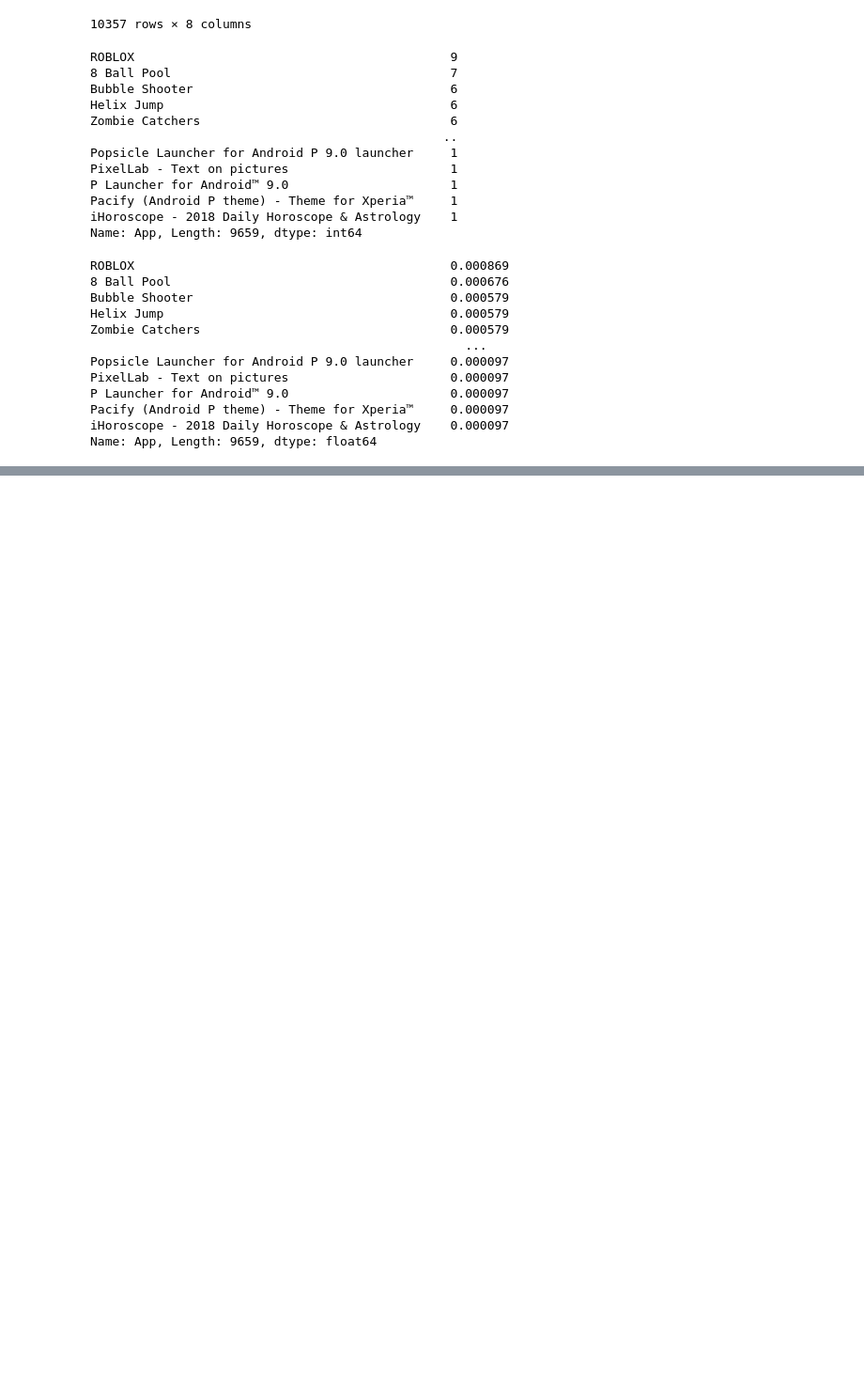
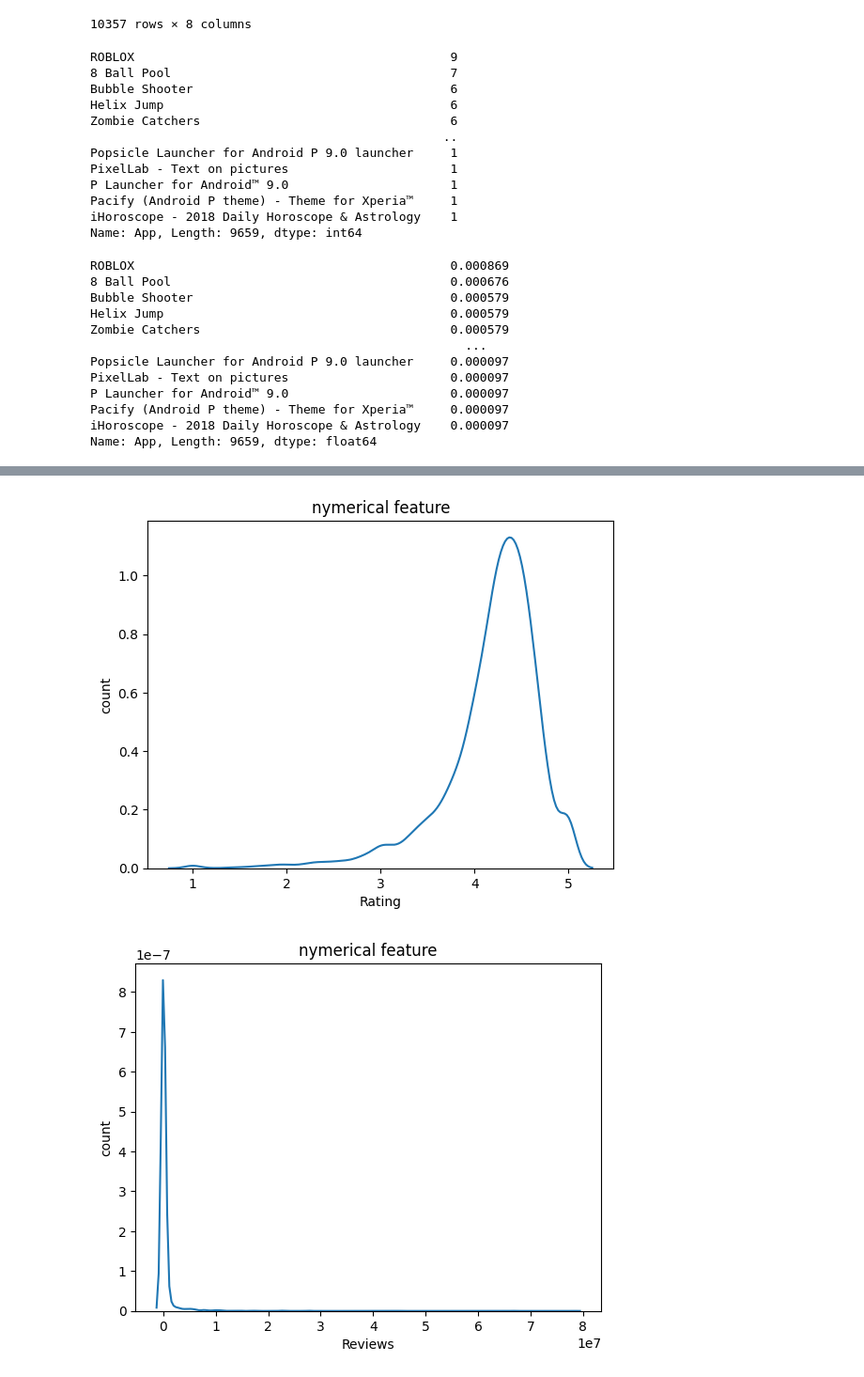
Before and after one commit to adityacs103/machine-learning, a Jupyter notebook: EDA-google-play.ipynb, the cells around one changed output, grey strips where cells are left out. Shown at 94% size. Drawn from its saved outputs; the diff is of its cells as text; code cells hidden in the pictures; blank space fills up the shorter version.

```diff
--- a/EDA-google-play.ipynb
+++ b/EDA-google-play.ipynb
@@ -258,0 +262,10 @@ sns.kdeplot
+# %%
+for feature in numeric_feature:
+    sns.kdeplot(num_df[feature])
+    plt.xlabel(feature)
+    plt.ylabel('count')
+    plt.title('nymerical feature')
+    plt.show()
+# %% [output]
+[figure, added]
+[figure, added]
```
Also changed, not shown: parts of 4 cells of this notebook, 1 other file.
